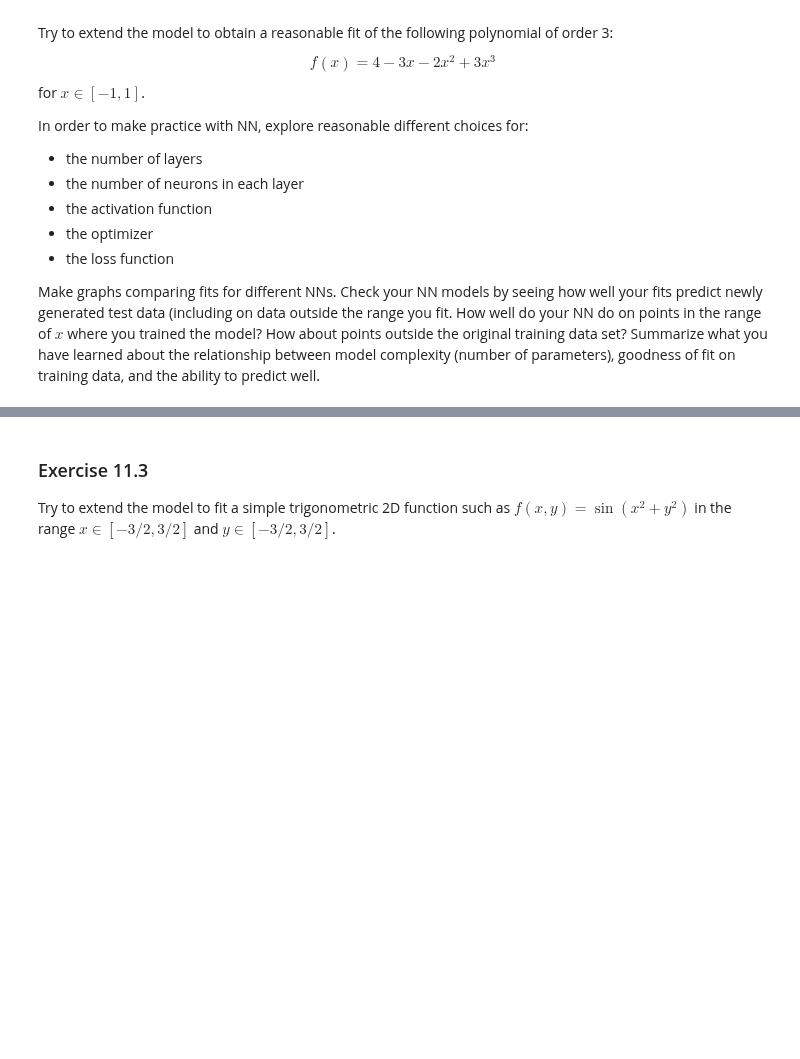
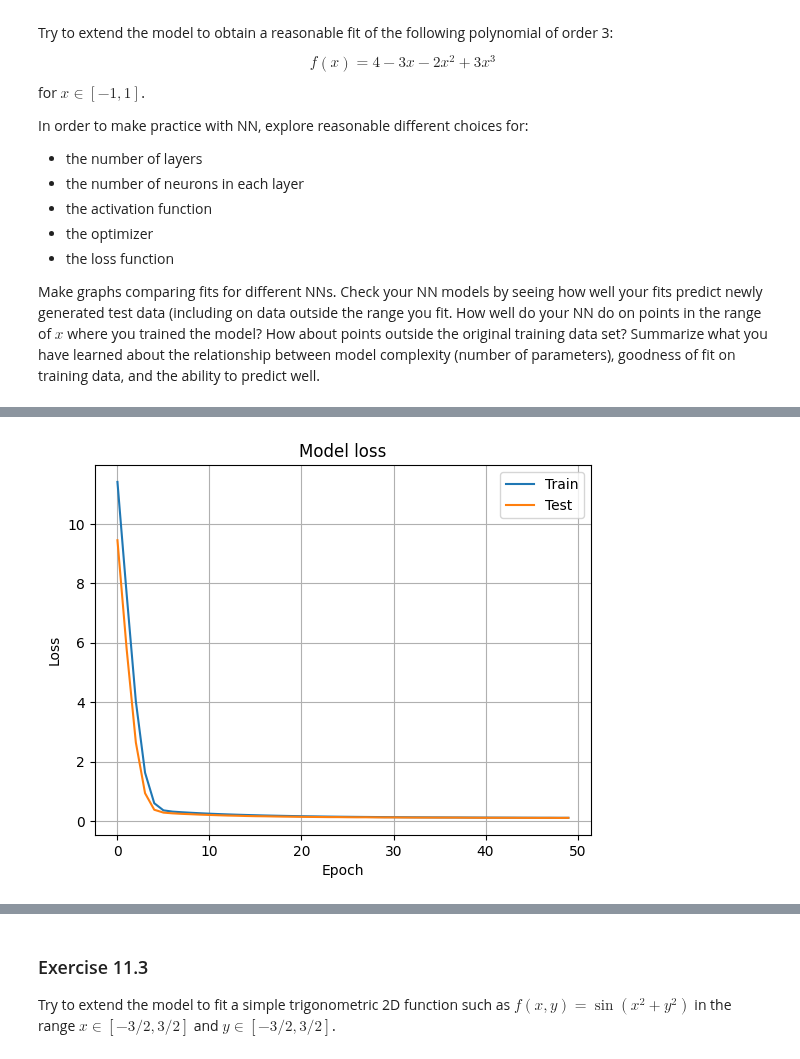
Before and after one commit to sergio-egm/lsn_delivery_exercises, a Jupyter notebook: es11/LSN_Exercises_11.ipynb, the cells around one changed output, grey strips where cells are left out. Cells and saved outputs as stored; diff of their text form; code cells hidden in the pictures; blank space fills up the shorter version.

```diff
--- a/es11/LSN_Exercises_11.ipynb
+++ b/es11/LSN_Exercises_11.ipynb
@@ -231,3 +309,33 @@ In order to make practice with NN, explore reasonable different choices for:
 Make graphs comparing fits for different NNs.
 Check your NN models by seeing how well your fits predict newly generated test data (including on data outside the range you fit. How well do your NN do on points in the range of $x$ where you trained the model? How about points outside the original training data set?
 Summarize what you have learned about the relationship between model complexity (number of parameters), goodness of fit on training data, and the ability to predict well.
+# %%
+a=3
+b=-2
+c=-3
+d=4
+
+# generate training inputs
+np.random.seed(0)
+x_train = np.random.uniform(-1, 1, 2500)
+x_valid = np.random.uniform(-1, 1, 250)
+x_valid.sort()
+y_target = a*x_valid**3+b*x_valid**2+c * x_valid + d # ideal (target) linear function
+
+sigma = 0.3 # noise standard deviation, for the moment it is absent
+y_train = np.random.normal(a*x_train**3+b*x_train**2+c * x_train + d, sigma) # actual measures from which we want to guess regression parameters
+y_valid = np.random.normal(a*x_valid**3+b*x_valid**2+c * x_valid + d, sigma)
+
+model1 = tf.keras.Sequential([
+    keras.layers.Dense(4,activation='tanh',input_shape=(1,)),
+    keras.layers.Dense(4,activation='relu'),
+    keras.layers.Dense(1)
+])
+
+# compile the model choosing optimizer, loss and metrics objects
+model1.compile(optimizer='adam', loss='mse', metrics=['mse'])
+
+history = model1.fit(x=x_train, y=y_train,
+          batch_size=32, epochs=50,
+          shuffle=True, # a good idea is to shuffle input before at each epoch
+          validation_data=(x_valid, y_valid))
@@ -233,0 +382,11 @@ Summarize what you have learned about the relationship between model complexity
+# %%
+plt.plot(history.history['loss'])
+plt.plot(history.history['val_loss'])
+plt.title('Model loss')
+plt.ylabel('Loss')
+plt.xlabel('Epoch')
+plt.legend(['Train', 'Test'], loc='best')
+plt.grid(True)
+plt.show()
+# %% [output]
+[figure, added]
```
Also changed, not shown: parts of 32 cells of this notebook.
